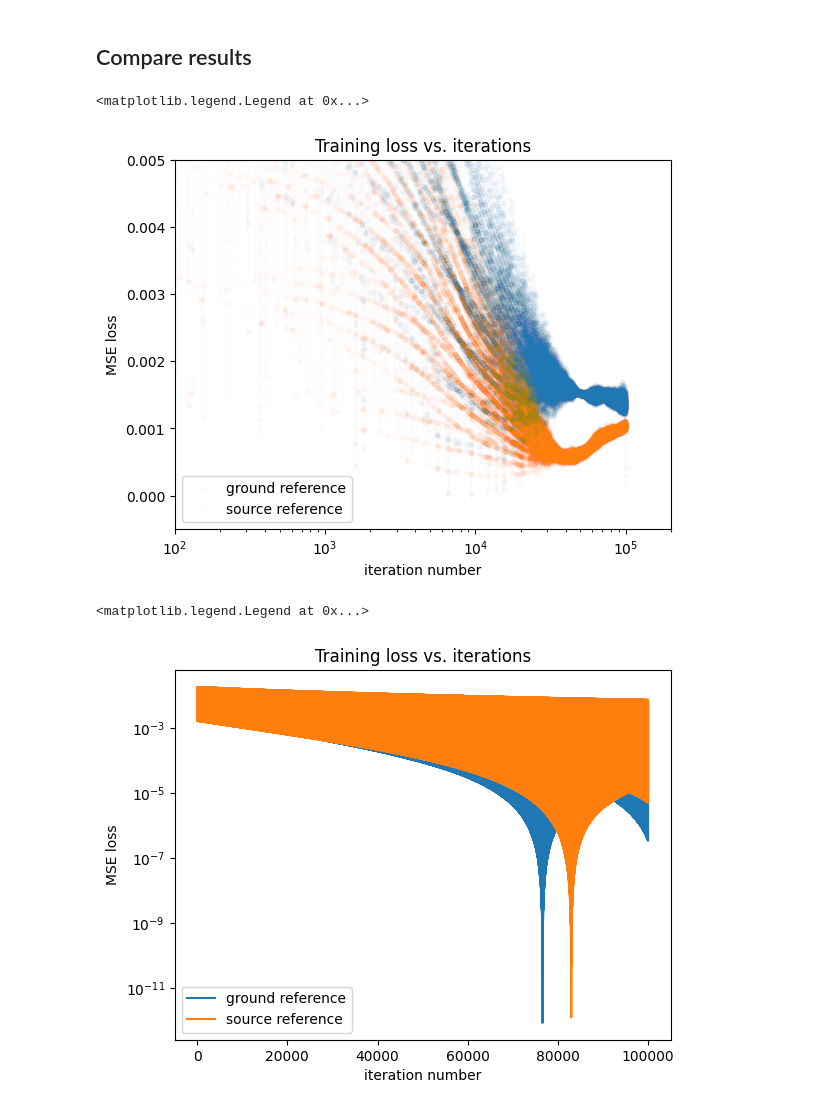
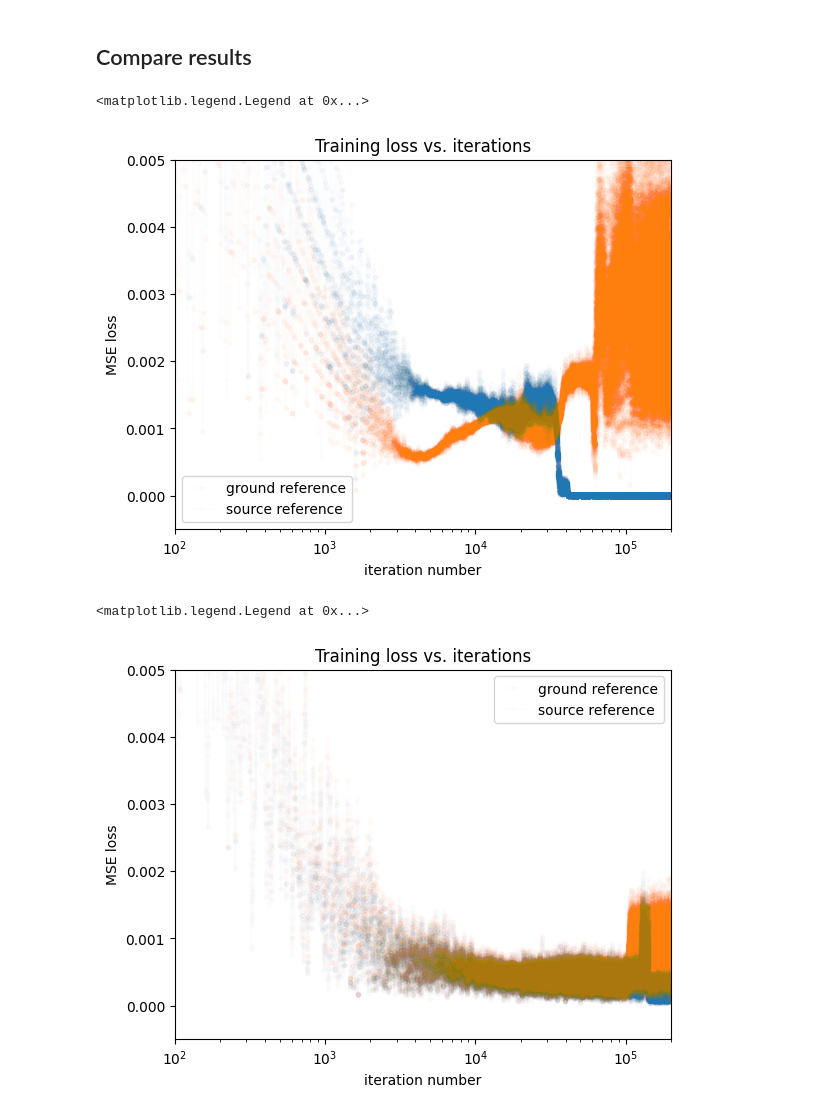
Before and after one commit to Ma-Lab-Cal/self-learning-machines, a Jupyter notebook: analyze_results.ipynb, the cells around one changed output. Saved outputs shown, nothing was run; the diff lists cells and outputs as text; code cells hidden in the pictures.

```diff
--- a/analyze_results.ipynb
+++ b/analyze_results.ipynb
@@ -31,7 +37,7 @@ log_pts_all = np.concatenate([[i*epochs + j for j in log_pts] for i in range(che
 # %% [markdown]
 source_reference_xor took 9575.356634140015 seconds (~2.66 hours)
 # %%
-source_xor = pickle.load(open('checkpoints/source_reference_xor4_19.pkl', 'rb'))
+source_xor = pickle.load(open('checkpoints/source_reference_xor2_19.pkl', 'rb'))
 # %%
 k = 0
 plt.imshow(source_xor['intermediate_preds'][k].reshape(2, 2) / L_0, vmin=0, vmax=1)
@@ -53,7 +70,7 @@ Text(0.5, 1.0, 'Training loss vs. iterations (source reference XOR)')
 # %% [markdown]
 ground_reference_xor took 9672.996715068817 seconds (~2.67 hours)
 # %%
-ground_xor = pickle.load(open('checkpoints/ground_reference_xor4_19.pkl', 'rb'))
+ground_xor = pickle.load(open('checkpoints/ground_reference_xor2_19.pkl', 'rb'))
 # %%
 k = -1
 plt.imshow(ground_xor['intermediate_preds'][k].reshape(2, 2) / L_0, vmin=0, vmax=1)
@@ -88,7 +110,7 @@ plt.title('Training loss vs. iterations')
 plt.legend()
 # %% [output]
 <matplotlib.legend.Legend at 0x...>
-[figure, old version]
+[figure, new version]
 # %%
 # analyze nonlinear regression results
 
@@ -97,20 +119,24 @@ nonlinear_data = np.load("data/nonlinear_regression_data.npz")
 train_inputs = nonlinear_data["inputs"]
 train_outputs = nonlinear_data["outputs"]
 
-source_nonlinear = pickle.load(open('checkpoints/source_reference_nonlinear3_19.pkl', 'rb'))
-ground_nonlinear = pickle.load(open('checkpoints/ground_reference_nonlinear3_19.pkl', 'rb'))
+source_nonlinear = pickle.load(open('checkpoints/source_reference_nonlinear2_19.pkl', 'rb'))
+ground_nonlinear = pickle.load(open('checkpoints/ground_reference_nonlinear2_19.pkl', 'rb'))
 # %%
 # plot the results
-plt.plot(np.concatenate(ground_nonlinear['total_loss']), label='ground reference')
-plt.plot(np.concatenate(source_nonlinear['total_loss']), label='source reference')
-plt.yscale('log')
+smoothing = 10
+
+plt.plot(np.convolve(np.concatenate(ground_nonlinear['total_loss']), np.ones(smoothing)/smoothing), '.-', label='ground reference', alpha=0.01)
+plt.plot(np.convolve(np.concatenate(source_nonlinear['total_loss']), np.ones(smoothing)/smoothing), '.-', label='source reference', alpha=0.01)
+plt.xscale('log')
 plt.xlabel('iteration number')
 plt.ylabel('MSE loss')
+plt.ylim(-5e-4, 5e-3)
+plt.xlim(100, 200000)
 plt.title('Training loss vs. iterations')
 plt.legend()
 # %% [output]
 <matplotlib.legend.Legend at 0x...>
-[figure, old version]
+[figure, new version]
 # %%
 # plot intermediate predictions
 k = -1
```
Also changed, not shown: parts of 9 cells of this notebook, 2 other files.
